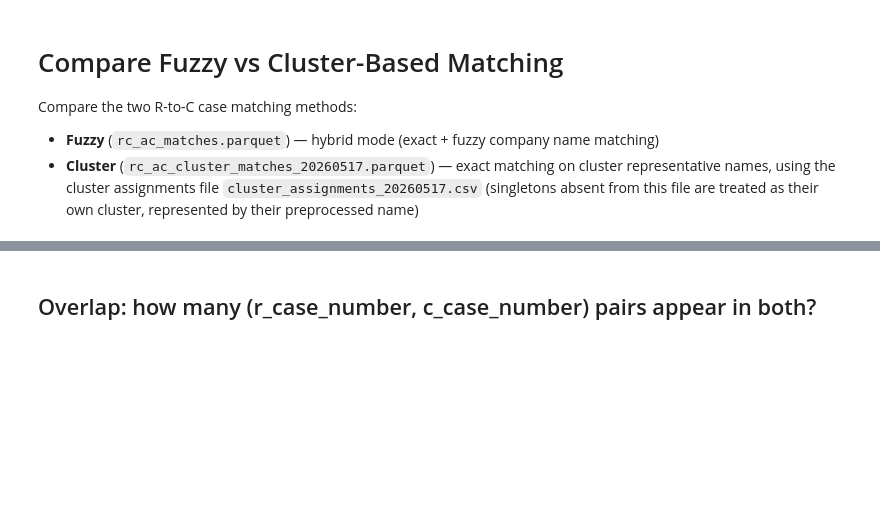
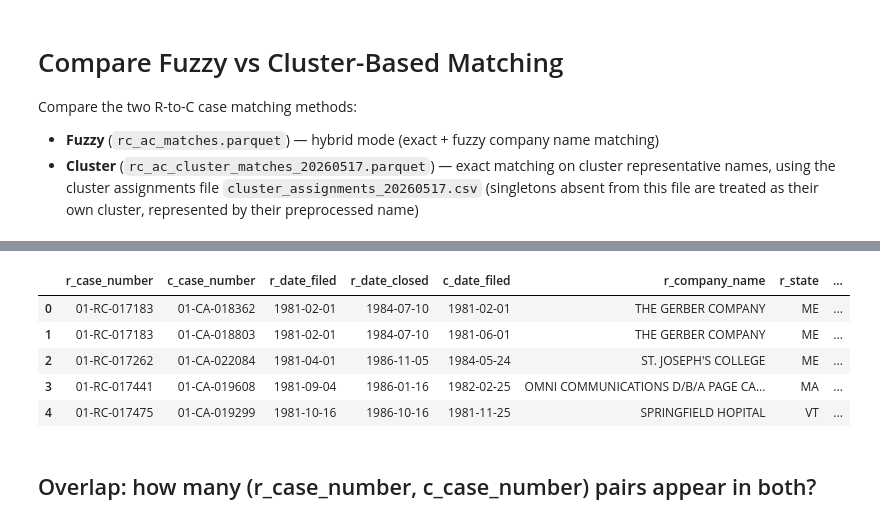
Before and after one commit to tom-baz/nlrb-matching-cases, a Jupyter notebook: compare_matching_methods.ipynb, the cells around one changed output, grey strips where cells are left out. Drawn from its saved outputs; the diff is of its cells as text; code cells hidden in the pictures; blank space fills up the shorter version.

```diff
--- a/compare_matching_methods.ipynb
+++ b/compare_matching_methods.ipynb
@@ -18,3 +18,12 @@ Cluster match pairs: 60,731
+# %%
+cluster.head(5)
+# %% [output]
+|  | r_case_number | c_case_number | r_date_filed | r_date_closed | c_date_filed | r_company_name | r_state | ... |
+| 0 | 01-RC-017183 | 01-CA-018362 | 1981-02-01 | 1984-07-10 | 1981-02-01 | THE GERBER COMPANY | ME | ... |
+| 1 | 01-RC-017183 | 01-CA-018803 | 1981-02-01 | 1984-07-10 | 1981-06-01 | THE GERBER COMPANY | ME | ... |
+| 2 | 01-RC-017262 | 01-CA-022084 | 1981-04-01 | 1986-11-05 | 1984-05-24 | ST. JOSEPH'S COLLEGE | ME | ... |
+| 3 | 01-RC-017441 | 01-CA-019608 | 1981-09-04 | 1986-01-16 | 1982-02-25 | OMNI COMMUNICATIONS D/B/A PAGE CA... | MA | ... |
+| 4 | 01-RC-017475 | 01-CA-019299 | 1981-10-16 | 1986-10-16 | 1981-11-25 | SPRINGFIELD HOPITAL | VT | ... |
 # %% [markdown]
 ## Overlap: how many (r_case_number, c_case_number) pairs appear in both?
 # %%
```
Also changed, not shown: parts of 1 cell of this notebook, 54 other files.
